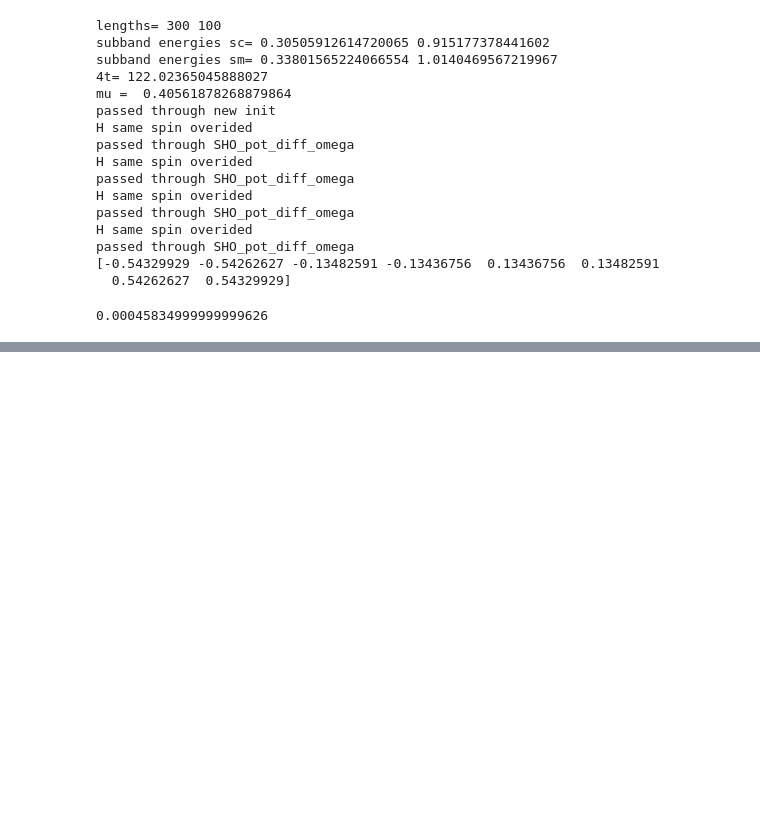
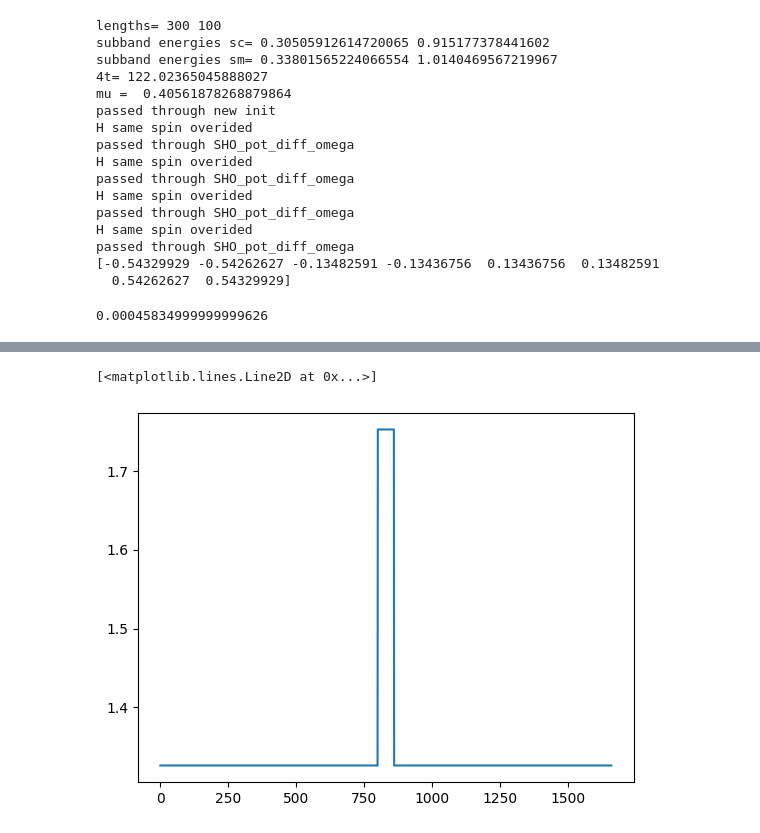
Before and after one commit to deeproots08/Spin_Splitting_Ge_ABS, a Jupyter notebook: disorder_charge_trap/linear_different_sho_Freq.ipynb, the cells around one changed output, grey strips where cells are left out. Saved outputs shown, nothing was run; the diff lists cells and outputs as text; code cells hidden in the pictures; blank space fills up the shorter version.

```diff
--- a/disorder_charge_trap/linear_different_sho_Freq.ipynb
+++ b/disorder_charge_trap/linear_different_sho_Freq.ipynb
@@ -418,0 +433,5 @@ mu_sc =  0.33556503876192073
+# %%
+plt.plot(OMEGA)
+# %% [output]
+[<matplotlib.lines.Line2D at 0x...>]
+[figure, added]
```
Also changed, not shown: parts of 6 cells of this notebook.
